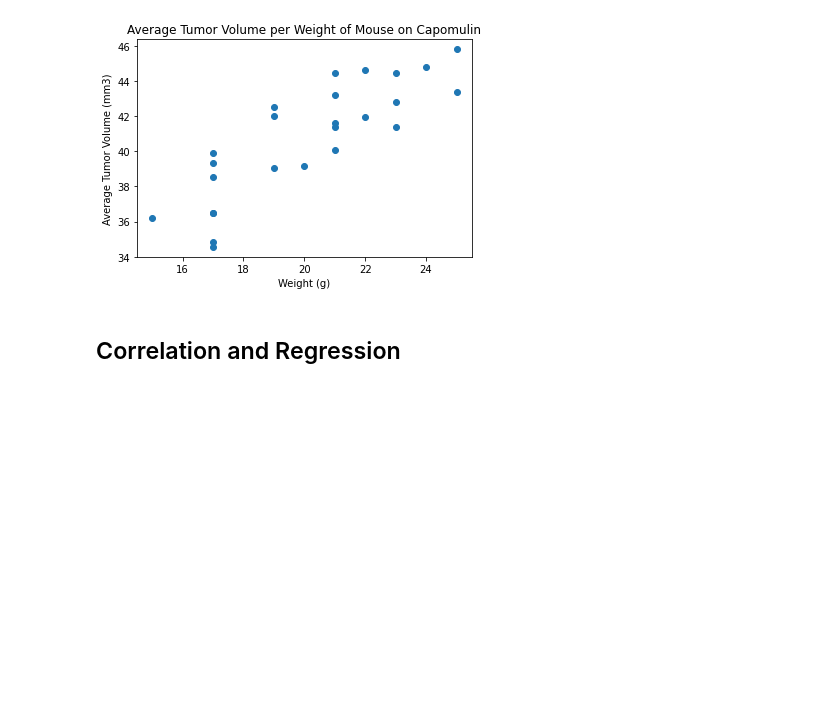
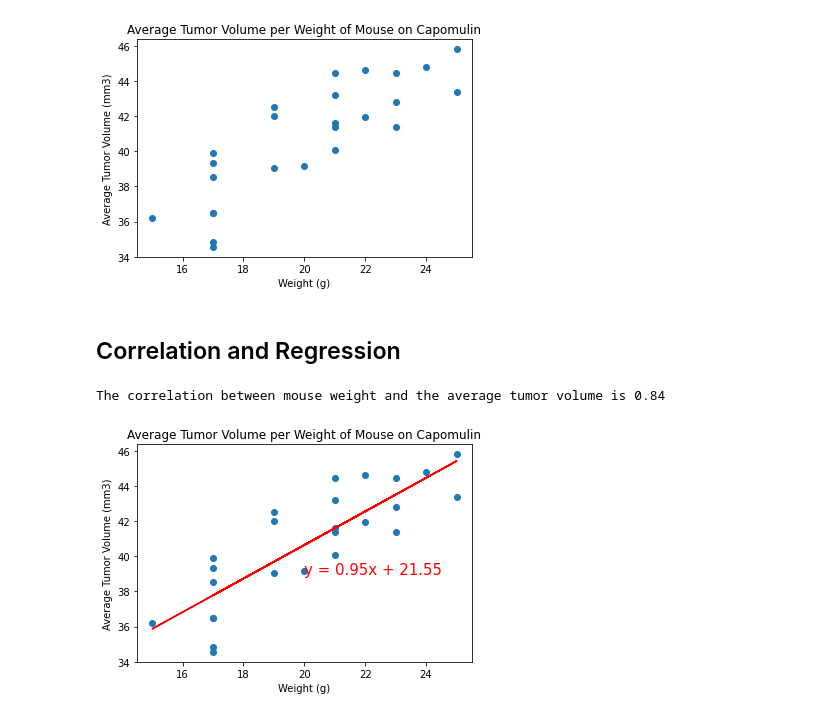
Before and after one commit to colebarnes7/matplotlib-challenge, a Jupyter notebook: Pymaceuticals/main.ipynb, the cells around one changed output. Saved outputs shown, nothing was run; the diff lists cells and outputs as text; code cells hidden in the pictures; blank space fills up the shorter version.

Commit message:
Added linear regression, analysis and cleaned up unneeded folders

```diff
--- a/Pymaceuticals/main.ipynb
+++ b/Pymaceuticals/main.ipynb
@@ -354,0 +362,22 @@ plt.show()
+# %%
+# Sets up the linear regression line
+(slope, intercept, rvalue, pvalue, stderr) = st.linregress(averageweight, averagetumor)
+regress_values = averageweight * slope + intercept
+line_eq = "y = " + str(round(slope,2)) + "x + " + str(round(intercept,2))
+
+# Creates a scatter plot displaying the average tumor volume vs weight of mouse on the drug Capomulin
+plt.scatter(averageweight, averagetumor)
+plt.xlabel("Weight (g)")
+plt.ylabel("Average Tumor Volume (mm3)")
+plt.title("Average Tumor Volume per Weight of Mouse on Capomulin")
+
+# Plots the linear regression line and gives its equation
+plt.plot(averageweight, regress_values, "r-")
+plt.annotate(line_eq, (20, 39), fontsize=15, color="red")
+
+# Outputs the correlation of the scatterplot
+print(f"The correlation between mouse weight and the average tumor volume is {round(rvalue, 2)}")
+plt.show()
+# %% [output]
+The correlation between mouse weight and the average tumor volume is 0.84
+[figure, added]
```
Also changed, not shown: parts of 4 cells of this notebook, 1 other file.
